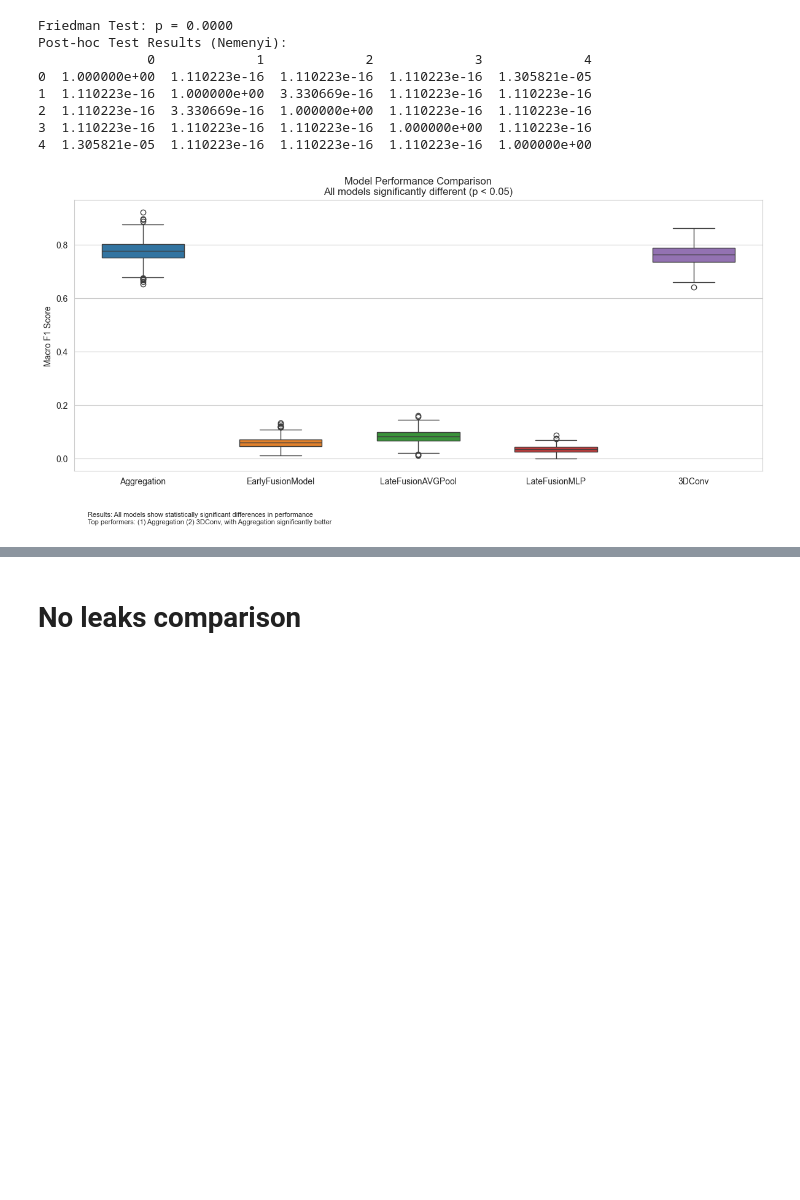
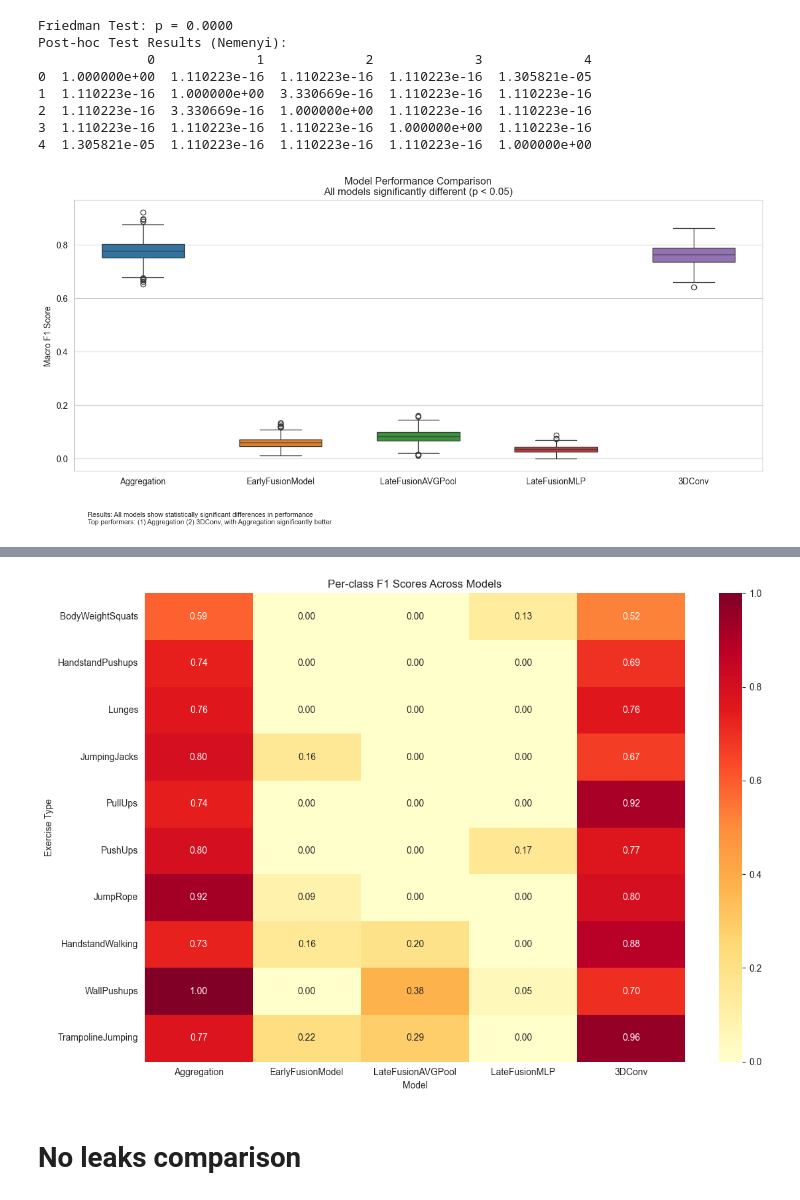
Before and after one commit to Jacopo00811/VideoClassification, a Jupyter notebook: model_compare.ipynb, the cells around one changed output, grey strips where cells are left out. Saved outputs shown, nothing was run; the diff lists cells and outputs as text; code cells hidden in the pictures; blank space fills up the shorter version.

Commit message:
Update to training loop transforms and model comparison

```diff
--- a/model_compare.ipynb
+++ b/model_compare.ipynb
@@ -280,3 +280,71 @@ plt.tight_layout()
 plt.show()
 # %% [output]
 [figure]
+# %%
+from sklearn.metrics import classification_report
+import pandas as pd
+
+# Class name mapping
+class_names = [
+    'BodyWeightSquats',
+    'HandstandPushups',
+    'HandstandWalking',
+    'JumpingJacks',
+    'JumpRope',
+    'Lunges',
+    'PullUps',
+    'PushUps',
+    'TrampolineJumping',
+    'WallPushups'
+]
+
+# Create a dictionary to store per-class metrics for each model
+class_performance = {}
+
+for model_name, preds in predictions.items():
+    # Get the full classification report
+    report = classification_report(y_true, preds, output_dict=True, zero_division=0)
+
+    # Create a mapping from numeric indices to class names
+    class_metrics = {}
+    for i, name in enumerate(class_names):
+        if str(i) in report:
+            class_metrics[name] = report[str(i)]
+
+    # Convert to DataFrame
+    df = pd.DataFrame(class_metrics).T
+    df = df[['precision', 'recall', 'f1-score', 'support']]
+
+    class_performance[model_name] = df
+
+# Create a comparison of F1 scores across models for each class
+f1_comparison = pd.DataFrame({
+    model_name: class_performance[model_name]['f1-score']
+    for model_name in models.keys()
+}, index=class_names)
+
+# Add support (number of samples) column
+f1_comparison['support'] = class_performance[list(models.keys())[0]]['support']
+
+# Sort classes by average F1 score to identify most difficult classes
+f1_comparison['avg_f1'] = f1_comparison.drop('support', axis=1).mean(axis=1)
+f1_comparison = f1_comparison.sort_values('avg_f1', ascending=True)
+
+print("Class-wise F1 scores (sorted by difficulty - hardest first):")
+print(f1_comparison)
+
+# Create a heatmap visualization
+plt.figure(figsize=(12, 8))
+sns.heatmap(f1_comparison.drop(['support', 'avg_f1'], axis=1),
+            annot=True,
+            fmt='.2f',
+            cmap='YlOrRd',
+            vmin=0,
+            vmax=1)
+plt.title('Per-class F1 Scores Across Models')
+plt.xlabel('Model')
+plt.ylabel('Exercise Type')
+plt.xticks()
+plt.tight_layout()
+plt.show()
+# %% [output]
@@ -283,2 +368,3 @@ plt.show()
+[figure, added]
 # %% [markdown]
 # No leaks comparison
```
Also changed, not shown: parts of 6 cells of this notebook, 5 other files.
